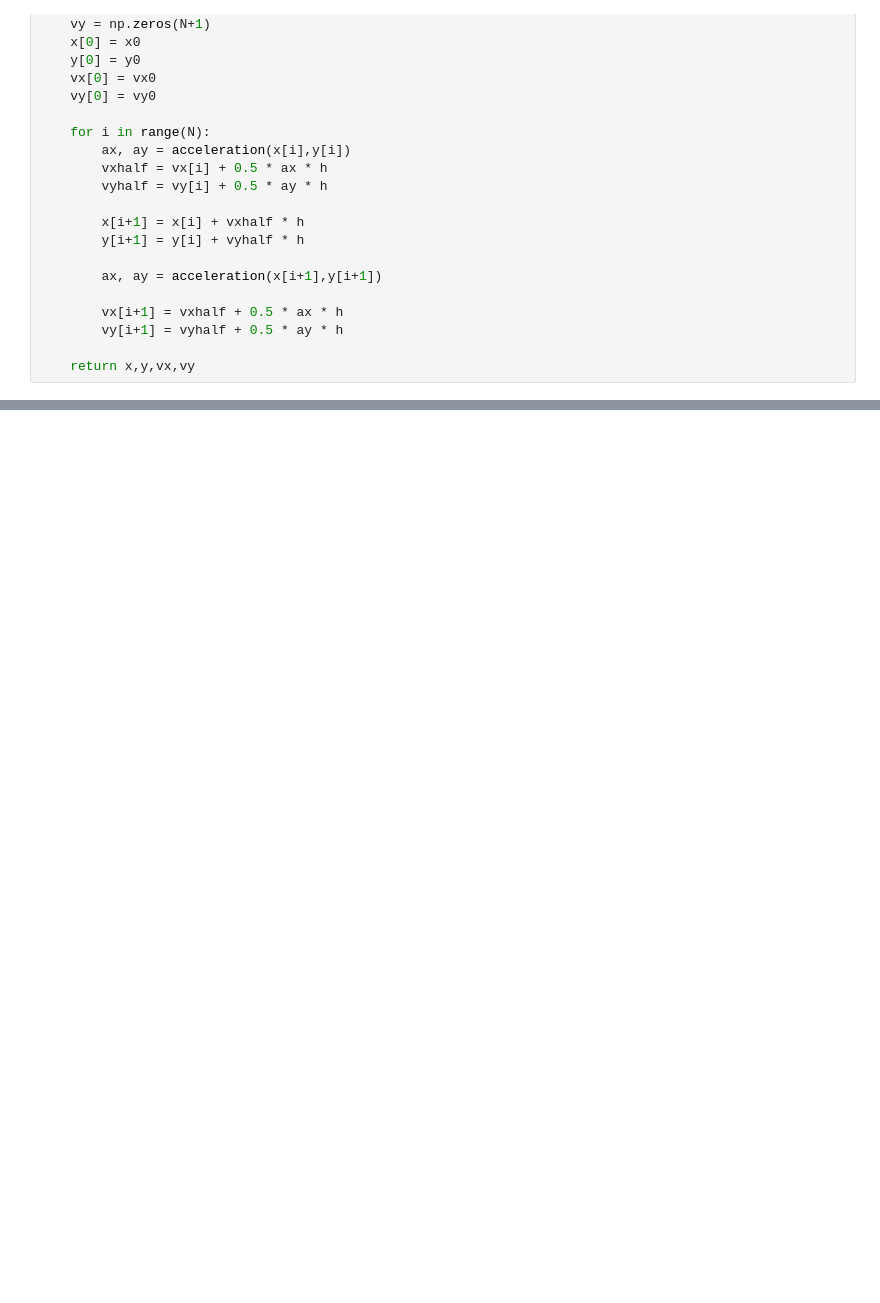
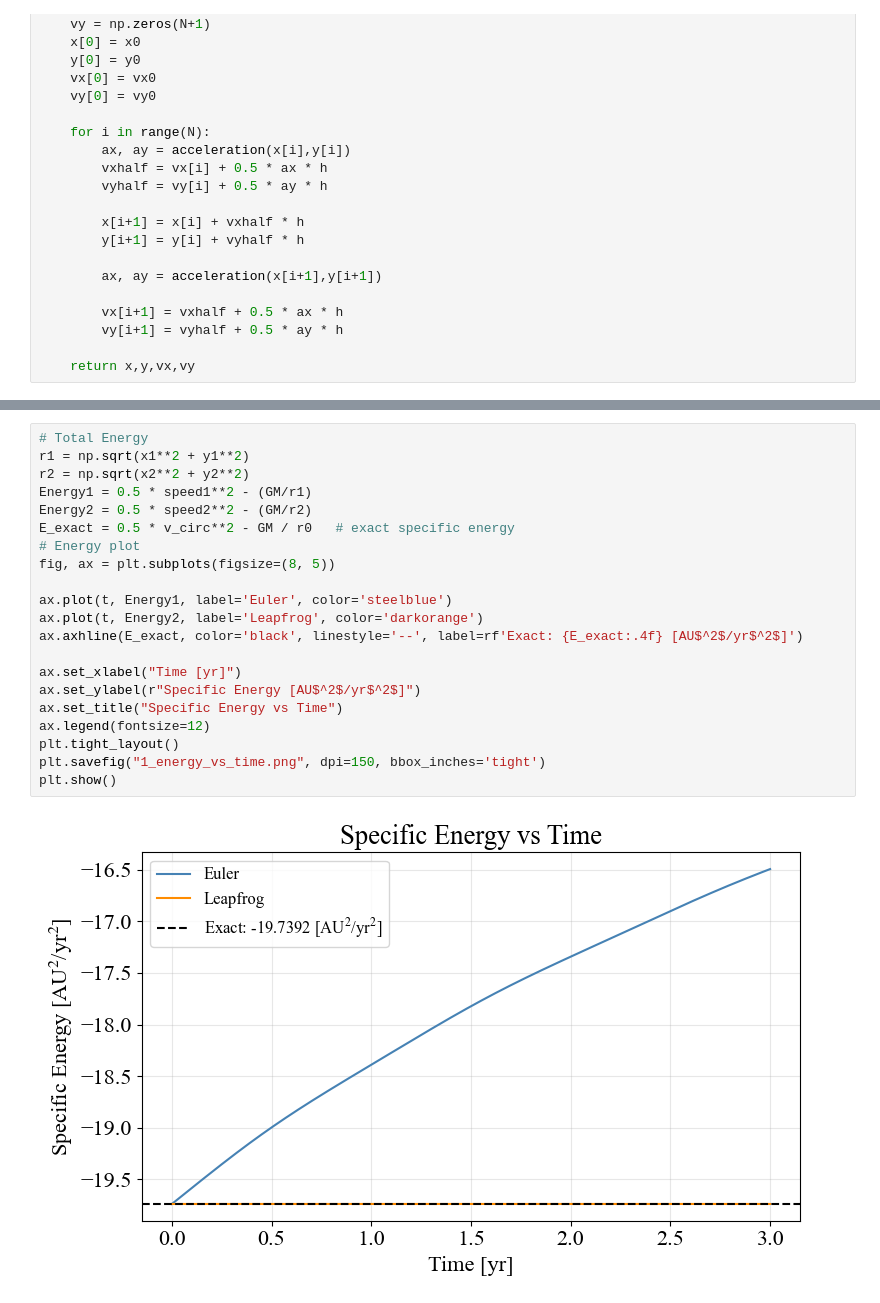
Before and after one commit to Aradhikaaa/N-Body-Simulations, a Jupyter notebook: hw4.ipynb, the cells around one changed output, grey strips where cells are left out. Drawn from its saved outputs; the diff is of its cells as text; blank space fills up the shorter version.

```diff
--- a/hw4.ipynb
+++ b/hw4.ipynb
@@ -112,0 +255,23 @@ plt.show()
+# %%
+# Total Energy
+r1 = np.sqrt(x1**2 + y1**2)
+r2 = np.sqrt(x2**2 + y2**2)
+Energy1 = 0.5 * speed1**2 - (GM/r1)
+Energy2 = 0.5 * speed2**2 - (GM/r2)
+E_exact = 0.5 * v_circ**2 - GM / r0   # exact specific energy
+# Energy plot
+fig, ax = plt.subplots(figsize=(8, 5))
+
+ax.plot(t, Energy1, label='Euler', color='steelblue')
+ax.plot(t, Energy2, label='Leapfrog', color='darkorange')
+ax.axhline(E_exact, color='black', linestyle='--', label=rf'Exact: {E_exact:.4f} [AU$^2$/yr$^2$]')
+
+ax.set_xlabel("Time [yr]")
+ax.set_ylabel(r"Specific Energy [AU$^2$/yr$^2$]")
+ax.set_title("Specific Energy vs Time")
+ax.legend(fontsize=12)
+plt.tight_layout()
+plt.savefig("1_energy_vs_time.png", dpi=150, bbox_inches='tight')
+plt.show()
+# %% [output]
+[figure, added]
```
Also changed, not shown: parts of 28 cells of this notebook, 1 other file.
